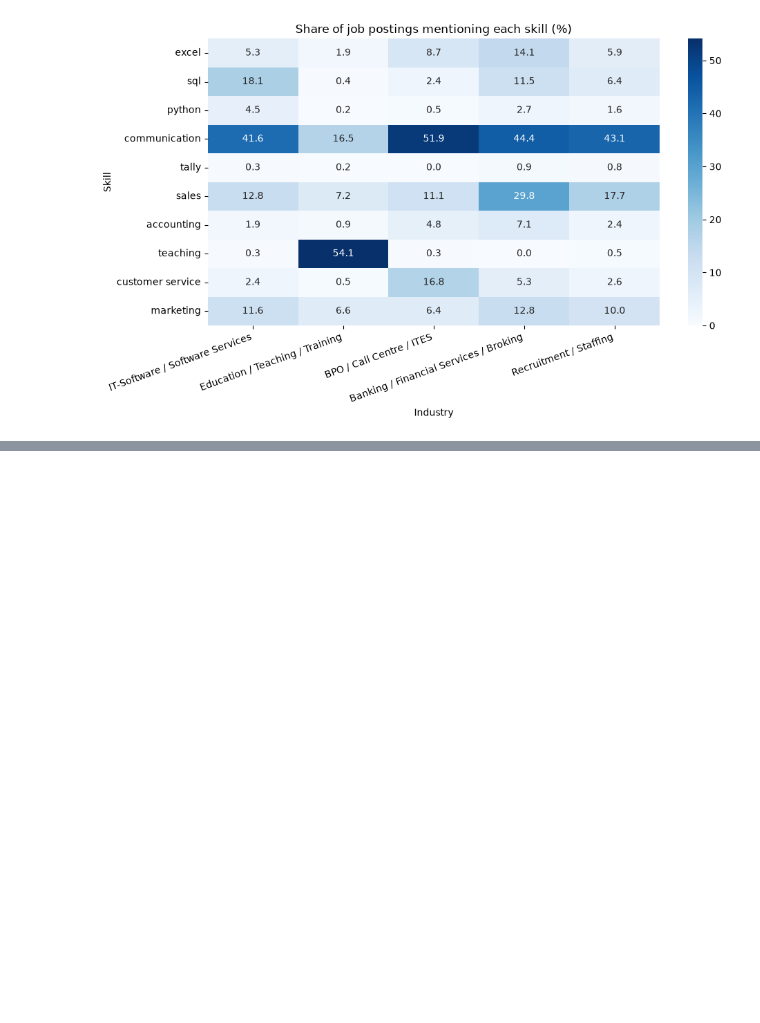
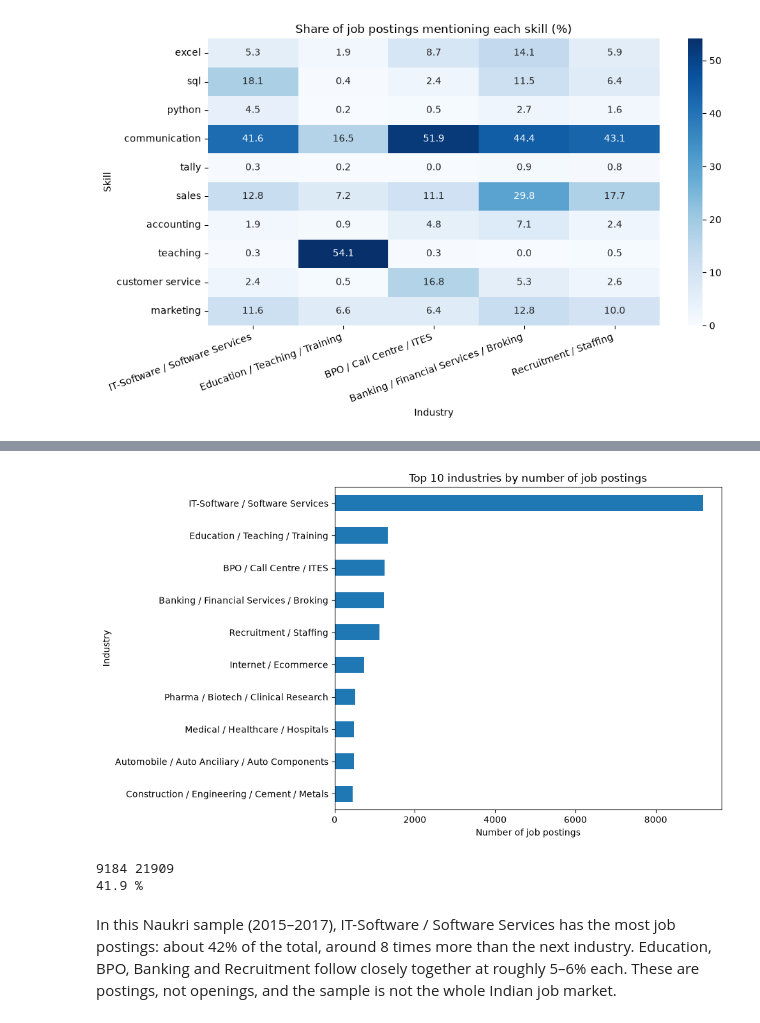
Before and after one commit to SadeepDudekula/india-jobs-skills-analysis, a Jupyter notebook: notebook/1_explore.ipynb, the cells around one changed output, grey strips where cells are left out. Saved outputs shown, nothing was run; the diff lists cells and outputs as text; code cells hidden in the pictures; blank space fills up the shorter version.

Commit message:
Add top industries chart and finding

```diff
--- a/notebook/1_explore.ipynb
+++ b/notebook/1_explore.ipynb
@@ -353,3 +353,7 @@ plt.savefig("../images/skills_heatmap.png", dpi=150, bbox_inches="tight")
 plt.show()
 # %% [output]
 [figure]
+# %%
+top10 = df_clean["industry"].value_counts().head(10)
+top10 = top10.sort_values()
+print(top10)
@@ -355,0 +373,24 @@ plt.show()
+# %%
+import os
+
+plt.figure(figsize=(10, 6))
+top10.plot(kind="barh")
+plt.title("Top 10 industries by number of job postings")
+plt.xlabel("Number of job postings")
+plt.ylabel("Industry")
+plt.tight_layout()
+os.makedirs("../images", exist_ok=True)
+plt.savefig("../images/top_industries.png", dpi=150, bbox_inches="tight")
+plt.show()
+# %% [output]
+[figure, added]
+# %%
+total = len(df_clean)
+it_count = (df_clean["industry"] == "IT-Software / Software Services").sum()
+print(it_count, total)
+print(round(it_count / total * 100, 1), "%")
+# %% [output]
+9184 21909
+41.9 %
+# %% [markdown]
+In this Naukri sample (2015–2017), IT-Software / Software Services has the most job postings: about 42% of the total, around 8 times more than the next industry. Education, BPO, Banking and Recruitment follow closely together at roughly 5–6% each. These are postings, not openings, and the sample is not the whole Indian job market.
```
Also changed, not shown: parts of 1 cell of this notebook, 1 other file.
